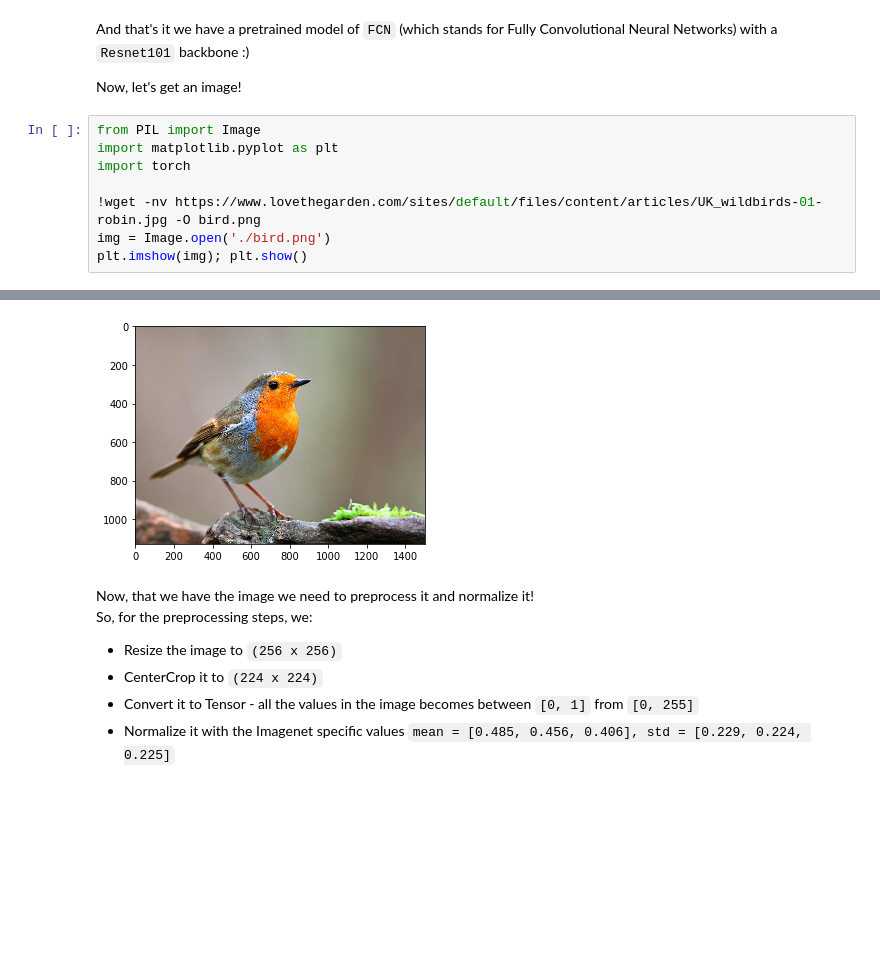
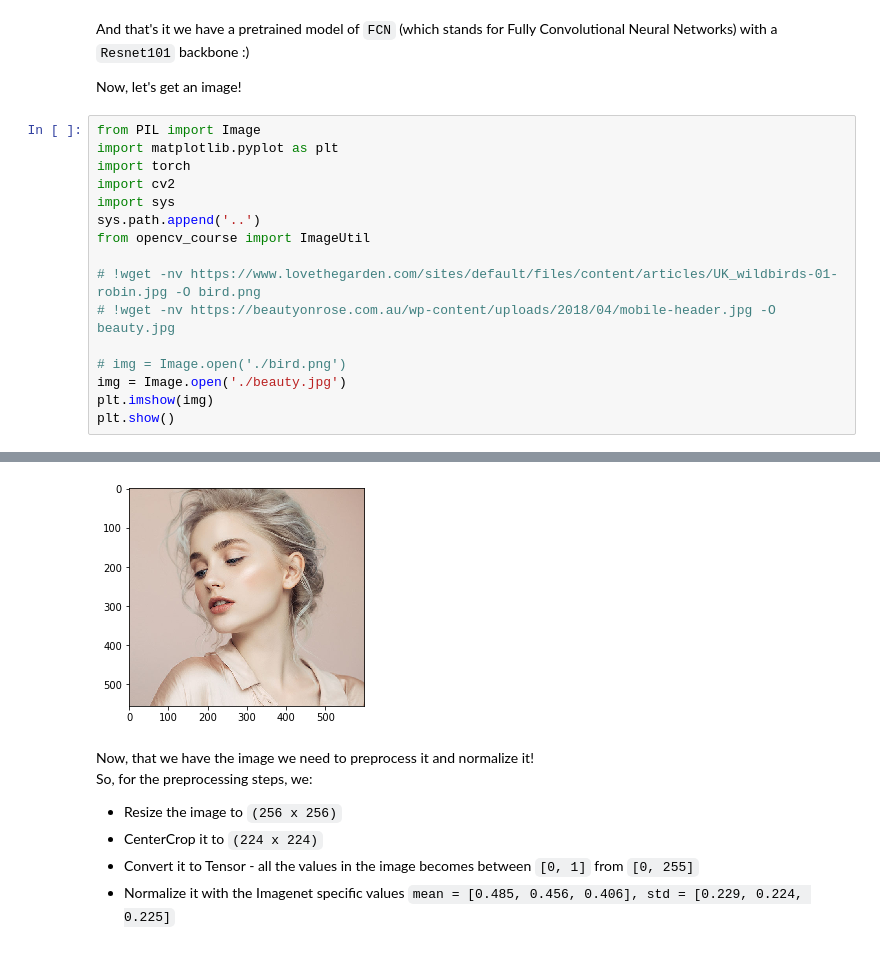
Before and after one commit to kevinzjpeng/opencv_course, a Jupyter notebook: 图像分割/图像分割.ipynb, the cells around one changed output, grey strips where cells are left out. Drawn from its saved outputs; the diff is of its cells as text; blank space fills up the shorter version.

```diff
--- a/图像分割/图像分割.ipynb
+++ b/图像分割/图像分割.ipynb
@@ -118,8 +115,16 @@ Now, let's get an image!
 from PIL import Image
 import matplotlib.pyplot as plt
 import torch
+import cv2
+import sys
+sys.path.append('..')
+from opencv_course import ImageUtil
 
-!wget -nv https://www.lovethegarden.com/sites/default/files/content/articles/UK_wildbirds-01-robin.jpg -O bird.png
-img = Image.open('./bird.png')
-plt.imshow(img); plt.show()
+# !wget -nv https://www.lovethegarden.com/sites/default/files/content/articles/UK_wildbirds-01-robin.jpg -O bird.png
+# !wget -nv https://beautyonrose.com.au/wp-content/uploads/2018/04/mobile-header.jpg -O beauty.jpg
+
+# img = Image.open('./bird.png')
+img = Image.open('./beauty.jpg')
+plt.imshow(img)
+plt.show()
 # %% [output]
@@ -127,4 +131,4 @@ plt.imshow(img); plt.show()
-[figure, old version]
+[figure, new version]
 # %% [markdown]
 Now, that we have the image we need to preprocess it and normalize it! <br/>
 So, for the preprocessing steps, we:
```
Also changed, not shown: parts of 16 cells of this notebook, 20 other files.
